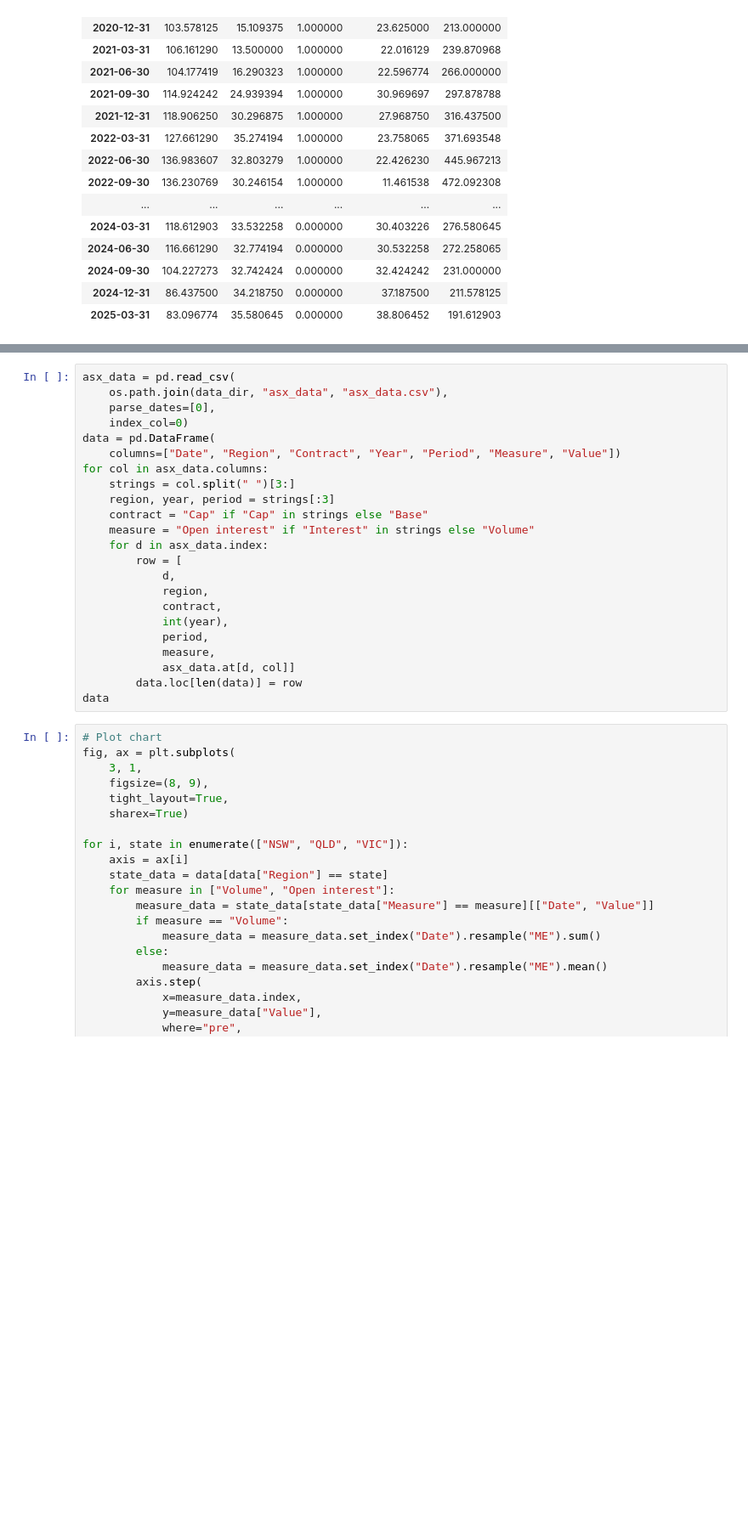
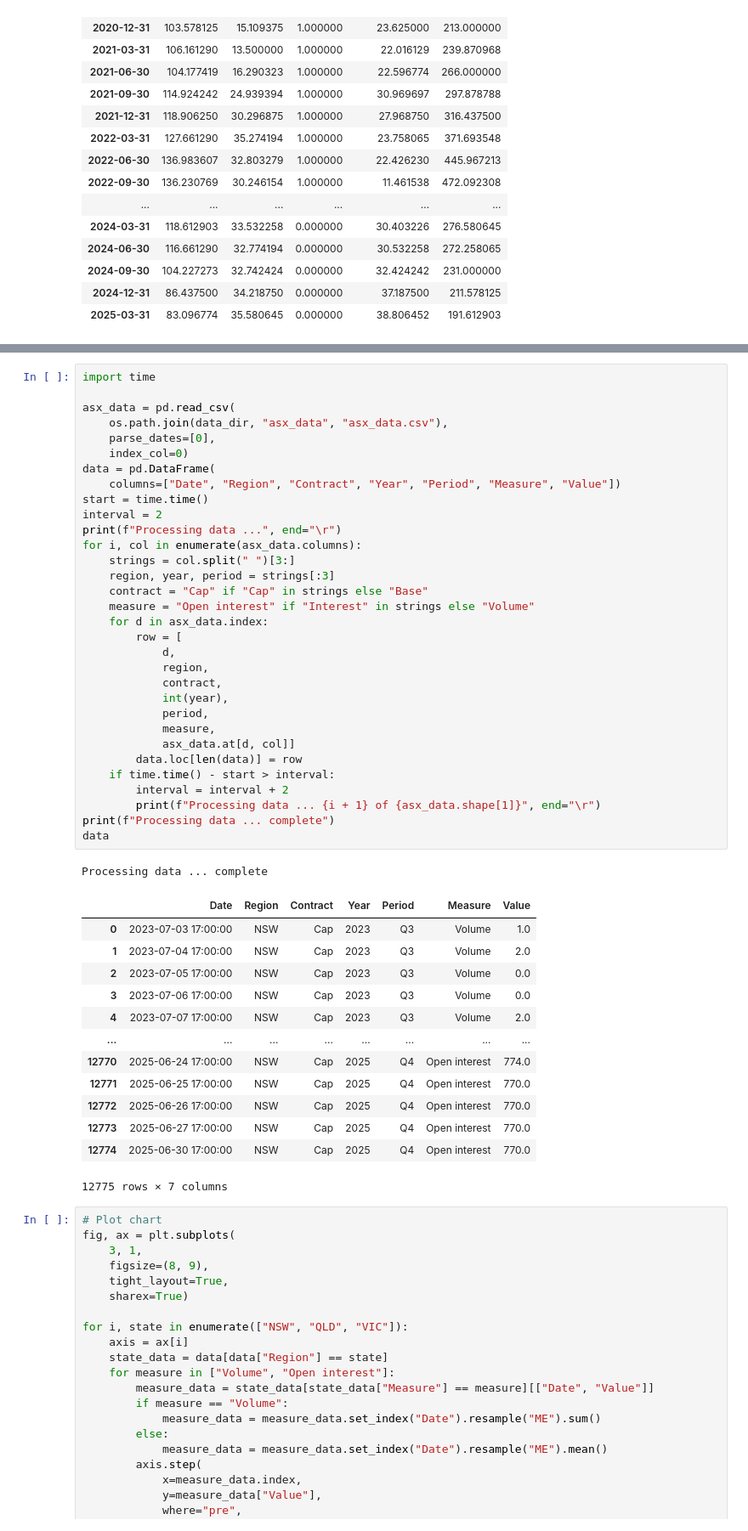
Before and after one commit to MarkusMannheim/contract_modelling, a Jupyter notebook: asx_analysis.ipynb, the cells around one changed output, grey strips where cells are left out. Shown at 85% size. Drawn from its saved outputs; the diff is of its cells as text; blank space fills up the shorter version.

```diff
--- a/asx_analysis.ipynb
+++ b/asx_analysis.ipynb
@@ -163,28 +165,52 @@ plt.show()
 # %% [output]
 [figure]
 # %%
+import time
+
 asx_data = pd.read_csv(
     os.path.join(data_dir, "asx_data", "asx_data.csv"),
     parse_dates=[0],
     index_col=0)
 data = pd.DataFrame(
     columns=["Date", "Region", "Contract", "Year", "Period", "Measure", "Value"])
-for col in asx_data.columns:
+start = time.time()
+interval = 2
+print(f"Processing data ...", end="\r")
+for i, col in enumerate(asx_data.columns):
     strings = col.split(" ")[3:]
     region, year, period = strings[:3]
     contract = "Cap" if "Cap" in strings else "Base"
     measure = "Open interest" if "Interest" in strings else "Volume"
     for d in asx_data.index:
         row = [
             d,
             region,
             contract,
             int(year),
             period,
             measure,
             asx_data.at[d, col]]
         data.loc[len(data)] = row
+    if time.time() - start > interval:
+        interval = interval + 2
+        print(f"Processing data ... {i + 1} of {asx_data.shape[1]}", end="\r")
+print(f"Processing data ... complete")
 data
+# %% [output]
+Processing data ... complete
+|  | Date | Region | Contract | Year | Period | Measure | Value |
+| 0 | 2023-07-03 17:00:00 | NSW | Cap | 2023 | Q3 | Volume | 1.0 |
+| 1 | 2023-07-04 17:00:00 | NSW | Cap | 2023 | Q3 | Volume | 2.0 |
+| 2 | 2023-07-05 17:00:00 | NSW | Cap | 2023 | Q3 | Volume | 0.0 |
+| 3 | 2023-07-06 17:00:00 | NSW | Cap | 2023 | Q3 | Volume | 0.0 |
+| 4 | 2023-07-07 17:00:00 | NSW | Cap | 2023 | Q3 | Volume | 2.0 |
+| ... | ... | ... | ... | ... | ... | ... | ... |
+| 12770 | 2025-06-24 17:00:00 | NSW | Cap | 2025 | Q4 | Open interest | 774.0 |
+| 12771 | 2025-06-25 17:00:00 | NSW | Cap | 2025 | Q4 | Open interest | 770.0 |
+| 12772 | 2025-06-26 17:00:00 | NSW | Cap | 2025 | Q4 | Open interest | 770.0 |
+| 12773 | 2025-06-27 17:00:00 | NSW | Cap | 2025 | Q4 | Open interest | 770.0 |
+| 12774 | 2025-06-30 17:00:00 | NSW | Cap | 2025 | Q4 | Open interest | 770.0 |
+12775 rows × 7 columns
 # %%
 # Plot chart
 fig, ax = plt.subplots(
```
Also changed, not shown: parts of 3 cells of this notebook.
